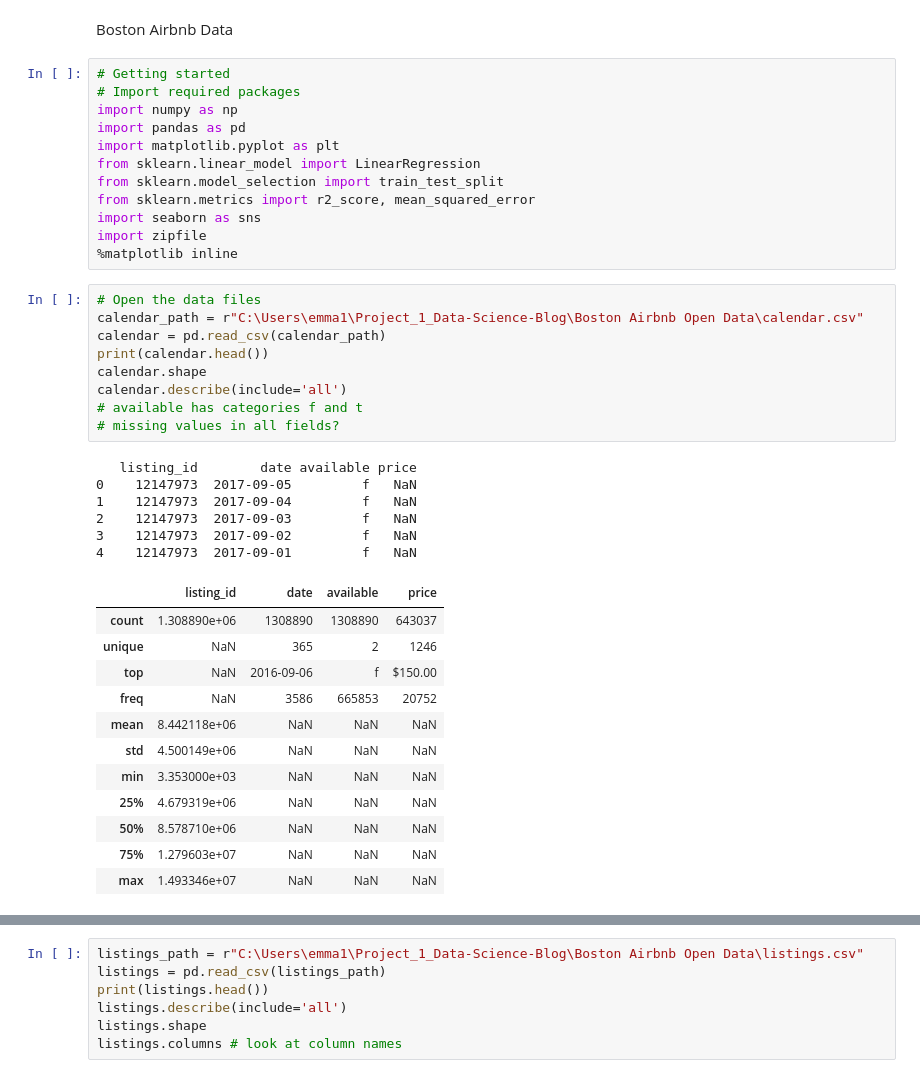
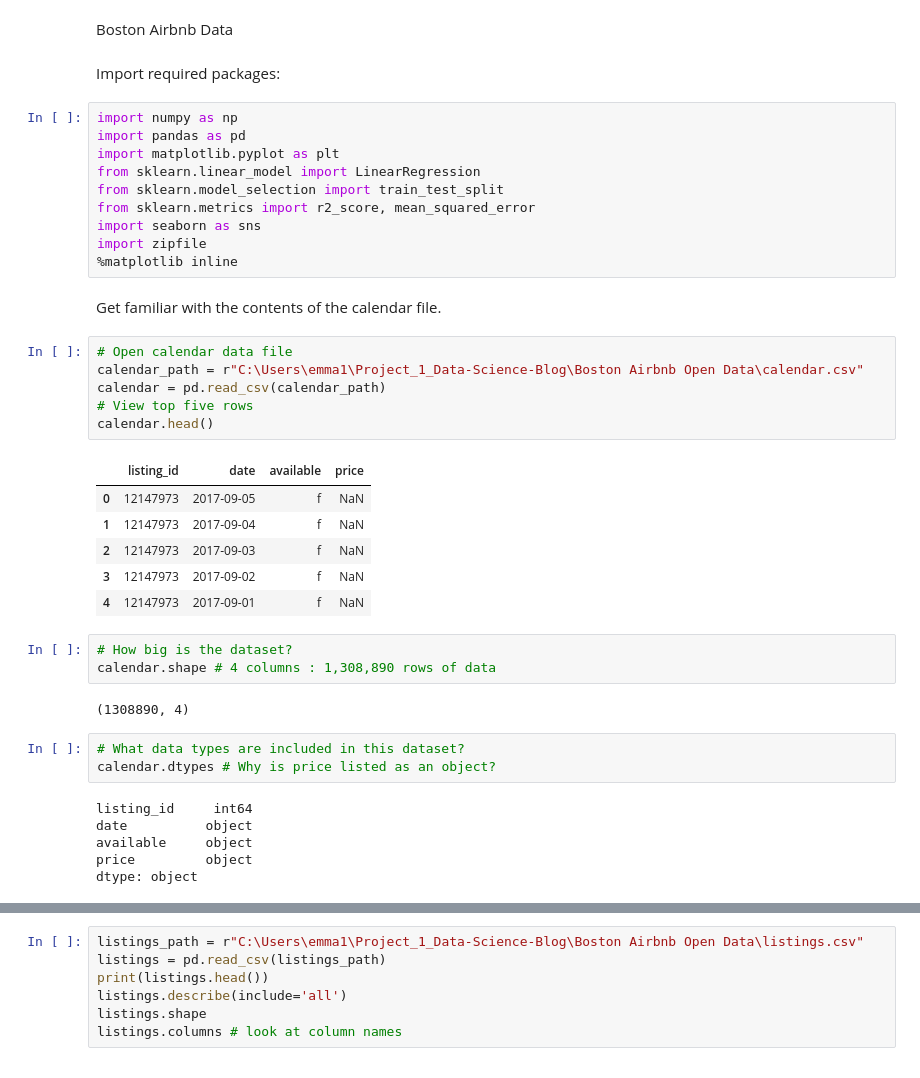
Before and after one commit to ewood242/Project_1_Data-Science-Blog, a Jupyter notebook: Project_1_Writing a Data Scientist Blog Post.ipynb, the cells around one changed output, grey strips where cells are left out. Drawn from its saved outputs; the diff is of its cells as text.

Commit message:
Added exploratory analysis of calendar file

```diff
--- a/Project_1_Writing a Data Scientist Blog Post.ipynb
+++ b/Project_1_Writing a Data Scientist Blog Post.ipynb
@@ -2,9 +2,9 @@
 Project 1: Writing a Data Scientist Blog Post
 # %% [markdown]
 Boston Airbnb Data
+# %% [markdown]
+Import required packages:
 # %%
-# Getting started
-# Import required packages
 import numpy as np
 import pandas as pd
 import matplotlib.pyplot as plt
@@ -14,31 +14,32 @@ from sklearn.metrics import r2_score, mean_squared_error
 import seaborn as sns
 import zipfile
 %matplotlib inline
+# %% [markdown]
+Get familiar with the contents of the calendar file.
 # %%
-# Open the data files
+# Open calendar data file
 calendar_path = r"C:\Users\emma1\Project_1_Data-Science-Blog\Boston Airbnb Open Data\calendar.csv"
 calendar = pd.read_csv(calendar_path)
-print(calendar.head())
-calendar.shape
-calendar.describe(include='all')
-# available has categories f and t
-# missing values in all fields?
+# View top five rows
+calendar.head()
 # %% [output]
-   listing_id        date available price
-0    12147973  2017-09-05         f   NaN
-1    12147973  2017-09-04         f   NaN
-2    12147973  2017-09-03         f   NaN
-3    12147973  2017-09-02         f   NaN
-4    12147973  2017-09-01         f   NaN
 |  | listing_id | date | available | price |
-| count | 1.308890e+06 | 1308890 | 1308890 | 643037 |
-| unique | NaN | 365 | 2 | 1246 |
-| top | NaN | 2016-09-06 | f | $150.00 |
-| freq | NaN | 3586 | 665853 | 20752 |
-| mean | 8.442118e+06 | NaN | NaN | NaN |
-| std | 4.500149e+06 | NaN | NaN | NaN |
-| min | 3.353000e+03 | NaN | NaN | NaN |
-| 25% | 4.679319e+06 | NaN | NaN | NaN |
-| 50% | 8.578710e+06 | NaN | NaN | NaN |
-| 75% | 1.279603e+07 | NaN | NaN | NaN |
-| max | 1.493346e+07 | NaN | NaN | NaN |
+| 0 | 12147973 | 2017-09-05 | f | NaN |
+| 1 | 12147973 | 2017-09-04 | f | NaN |
+| 2 | 12147973 | 2017-09-03 | f | NaN |
+| 3 | 12147973 | 2017-09-02 | f | NaN |
+| 4 | 12147973 | 2017-09-01 | f | NaN |
+# %%
+# How big is the dataset?
+calendar.shape # 4 columns : 1,308,890 rows of data
+# %% [output]
+(1308890, 4)
+# %%
+# What data types are included in this dataset?
+calendar.dtypes # Why is price listed as an object?
+# %% [output]
+listing_id     int64
+date          object
+available     object
+price         object
+dtype: object
```
Also changed, not shown: parts of 10 cells of this notebook.
